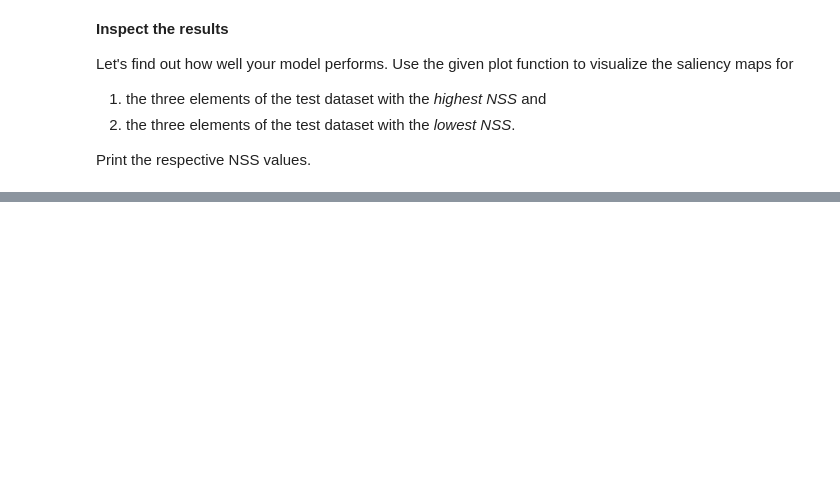
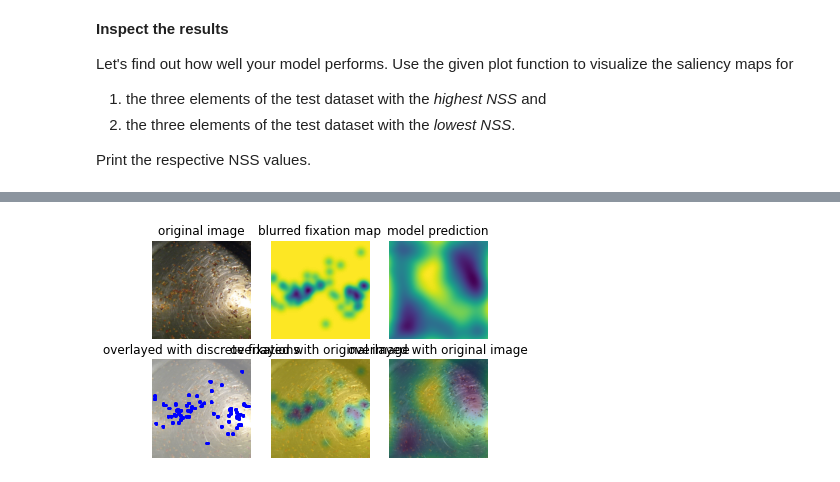
Before and after one commit to swang1112/DL_VL, a Jupyter notebook: Colab_Notebooks/Exercises4_2020.ipynb, the cells around one changed output, grey strips where cells are left out. Drawn from its saved outputs; the diff is of its cells as text; code cells hidden in the pictures; blank space fills up the shorter version.

```diff
--- a/Colab_Notebooks/Exercises4_2020.ipynb
+++ b/Colab_Notebooks/Exercises4_2020.ipynb
@@ -606,7 +576,7 @@ def nss(log_density, fixation_mask):
     batch_size = fixation_mask.shape[0]
     for b in range(batch_size):
       fixation_mask_flat = fixation_mask[b,:,:].view(1, -1).to(torch.float32)
-      out += torch.matmul(stand_density[b,:,:].view(1, -1), fixation_mask_flat.t())/ fixation_mask_flat.sum()
+      out += torch.matmul(stand_density[b,:,:].view(1, -1), fixation_mask_flat.t())/ len(torch.where(fixation_mask_flat)[0]) #fixation_mask_flat.sum()
     return out/batch_size
 # %%
 #density = torch.exp(pred)
@@ -756,7 +724,7 @@ dataset_test = ImageDataset(test_data, features=features_test)
 data_loader_test = torch.utils.data.DataLoader(
     dataset_test,
     shuffle=False,
-    batch_size=8,
+    batch_size=1,
     collate_fn=collate_fn,
     pin_memory=False,
 )
@@ -765,0 +731,13 @@ scores = model()
+# %%
+scores = []
+centerbias = torch.tensor(center_bias, dtype=torch.float)
+with torch.no_grad():
+  for i, dataloader in enumerate(data_loader_test):
+    features = dataloader['features']
+    fixations = dataloader['fixations_binary']
+
+    pred = model(features, centerbias)
+    NSS  = nss(pred, fixations)
+    scores.append(NSS)
+    if i % 50 == 0:
+      print(f'Step [{i+1}/{len(data_loader_test)}], NSS: {NSS.item():.2f}' )
@@ -809,3 +819,15 @@ def plot(image, fixations, blurred_map, prediction):
+# %%
+#TODO
+idx = 284
+with torch.no_grad():
+  best_img = dataset_test[idx]['raw_image']
+  best_fix = np.where(dataset_test[idx]['fixations_binary'])
+  best_blurr = dataset_test[idx]['fixations_blurred']
+  best_pred = model(torch.tensor(dataset_test[idx]['features'], dtype=torch.float).view(1, 512, 16, 16), centerbias).view(256,256)
+
+plot(best_img, best_fix, best_blurr, best_pred)
+# %% [output]
+[figure, added]
 # %% [markdown]
 **Display test images with lowest scores**
 
```
Also changed, not shown: parts of 23 cells of this notebook.
